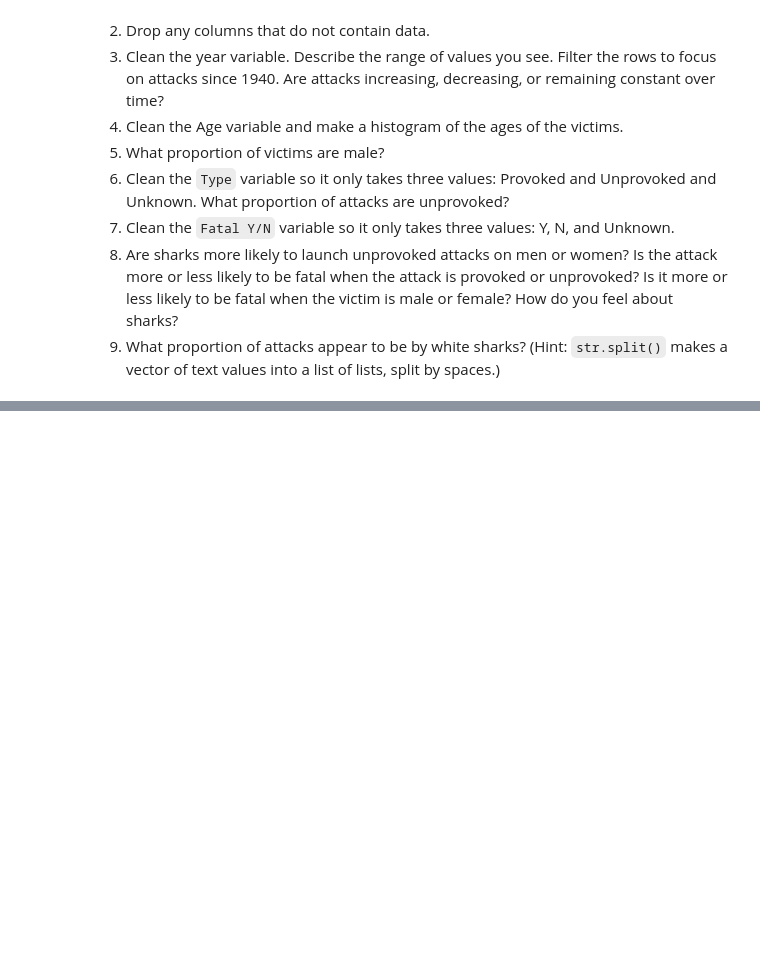
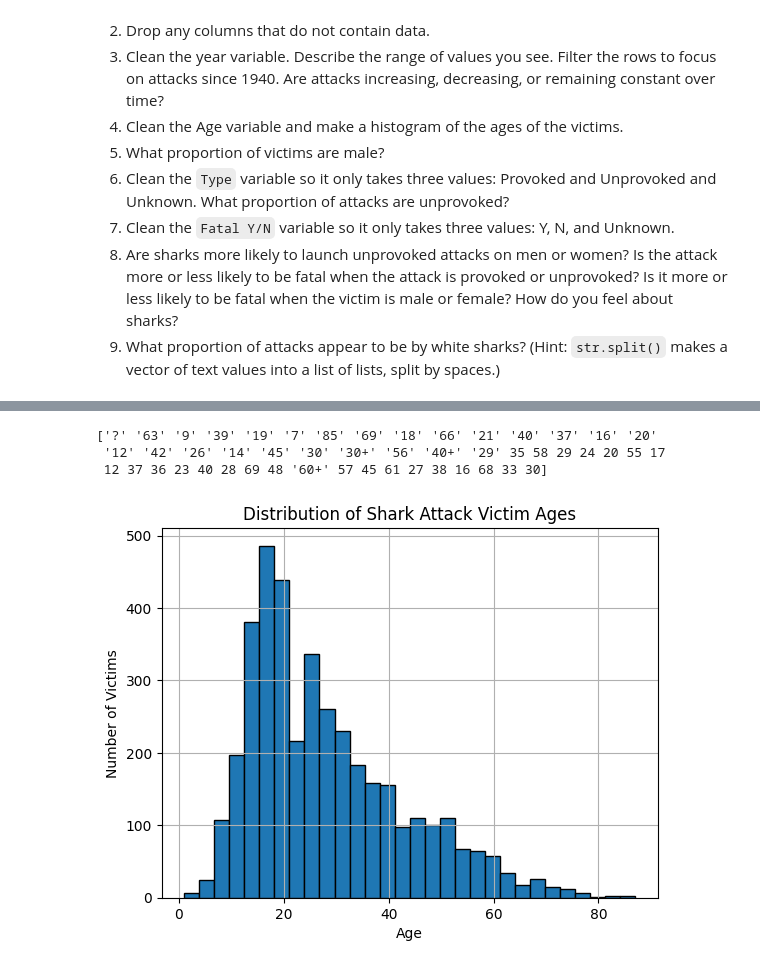
Before and after one commit to emilyfriedman8/wrangling_assignment, a Jupyter notebook: assignment.ipynb, the cells around one changed output, grey strips where cells are left out. Drawn from its saved outputs; the diff is of its cells as text; code cells hidden in the pictures; blank space fills up the shorter version.

```diff
--- a/assignment.ipynb
+++ b/assignment.ipynb
@@ -149,0 +302,31 @@ Name: count, dtype: int64
+# %%
+#question 4
+import numpy as np
+import matplotlib.pyplot as plt
+import pandas as pd
+
+print(df["Age"].unique()[:50])   # peek at some values
+
+# Replace '?' with NaN, remove '+' signs, and convert to numeric
+df["Age_clean"] = (
+    df["Age"]
+      .astype(str)              # ensure strings
+      .str.strip()              # remove spaces
+      .str.replace("+", "", regex=False)  # drop plus signs
+      .replace("?", np.nan)     # mark ? as missing
+)
+
+# Convert everything else to numbers
+df["Age_clean"] = pd.to_numeric(df["Age_clean"], errors="coerce")
+
+#histogram
+df["Age_clean"].dropna().hist(bins=30, edgecolor="black")
+plt.xlabel("Age")
+plt.ylabel("Number of Victims")
+plt.title("Distribution of Shark Attack Victim Ages")
+plt.show()
+# %% [output]
+['?' '63' '9' '39' '19' '7' '85' '69' '18' '66' '21' '40' '37' '16' '20'
+ '12' '42' '26' '14' '45' '30' '30+' '56' '40+' '29' 35 58 29 24 20 55 17
+ 12 37 36 23 40 28 69 48 '60+' 57 45 61 27 38 16 68 33 30]
+[figure, added]
```
Also changed, not shown: parts of 5 cells of this notebook.
